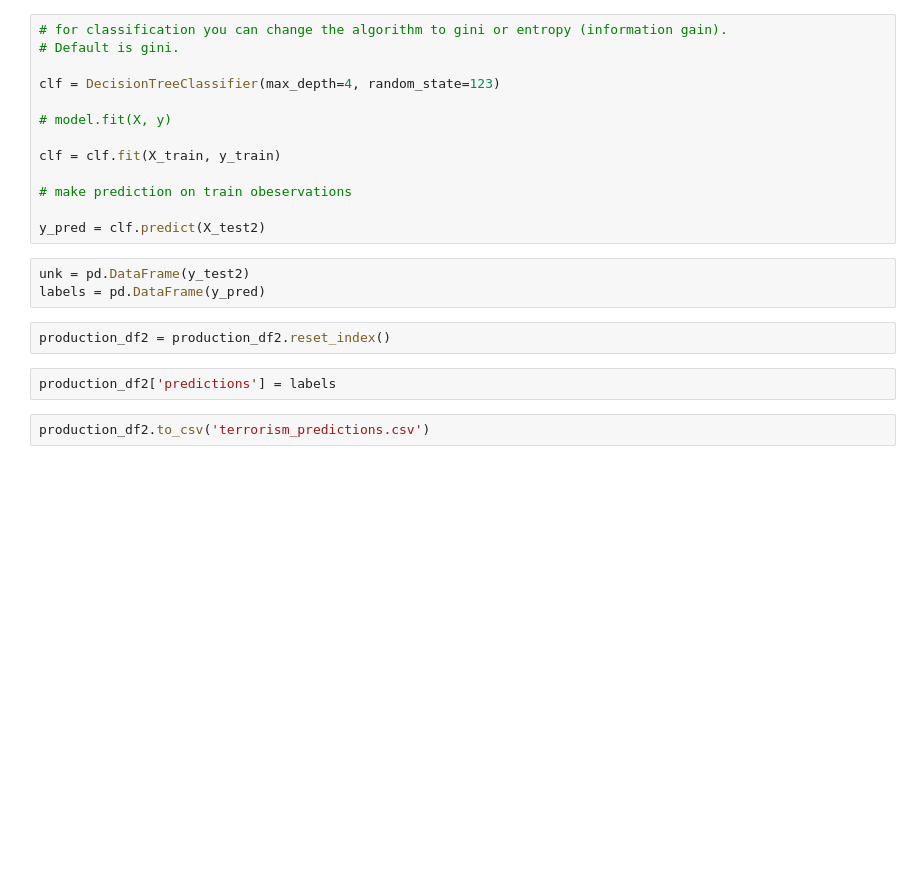
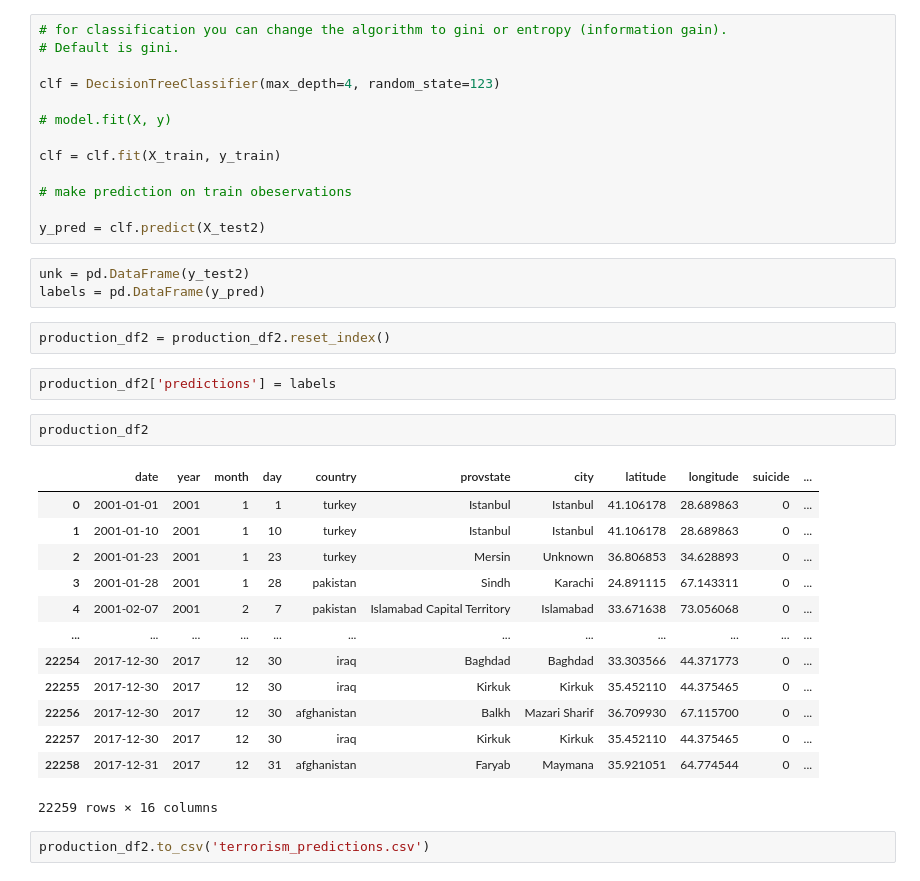
Before and after one commit to Predicting-Terrorism/predicting-terrorism, a Jupyter notebook: Deangelo Bowen/attributing_terror_model.ipynb, the cells around one changed output. Saved outputs shown, nothing was run; the diff lists cells and outputs as text; blank space fills up the shorter version.

```diff
--- a/Deangelo Bowen/attributing_terror_model.ipynb
+++ b/Deangelo Bowen/attributing_terror_model.ipynb
@@ -536,5 +604,21 @@ labels = pd.DataFrame(y_pred)
 production_df2 = production_df2.reset_index()
 # %%
 production_df2['predictions'] = labels
+# %%
+production_df2
+# %% [output]
+|  | date | year | month | day | country | provstate | city | latitude | longitude | suicide | ... |
+| 0 | 2001-01-01 | 2001 | 1 | 1 | turkey | Istanbul | Istanbul | 41.106178 | 28.689863 | 0 | ... |
+| 1 | 2001-01-10 | 2001 | 1 | 10 | turkey | Istanbul | Istanbul | 41.106178 | 28.689863 | 0 | ... |
+| 2 | 2001-01-23 | 2001 | 1 | 23 | turkey | Mersin | Unknown | 36.806853 | 34.628893 | 0 | ... |
+| 3 | 2001-01-28 | 2001 | 1 | 28 | pakistan | Sindh | Karachi | 24.891115 | 67.143311 | 0 | ... |
+| 4 | 2001-02-07 | 2001 | 2 | 7 | pakistan | Islamabad Capital Territory | Islamabad | 33.671638 | 73.056068 | 0 | ... |
+| ... | ... | ... | ... | ... | ... | ... | ... | ... | ... | ... | ... |
+| 22254 | 2017-12-30 | 2017 | 12 | 30 | iraq | Baghdad | Baghdad | 33.303566 | 44.371773 | 0 | ... |
+| 22255 | 2017-12-30 | 2017 | 12 | 30 | iraq | Kirkuk | Kirkuk | 35.452110 | 44.375465 | 0 | ... |
+| 22256 | 2017-12-30 | 2017 | 12 | 30 | afghanistan | Balkh | Mazari Sharif | 36.709930 | 67.115700 | 0 | ... |
+| 22257 | 2017-12-30 | 2017 | 12 | 30 | iraq | Kirkuk | Kirkuk | 35.452110 | 44.375465 | 0 | ... |
+| 22258 | 2017-12-31 | 2017 | 12 | 31 | afghanistan | Faryab | Maymana | 35.921051 | 64.774544 | 0 | ... |
+22259 rows × 16 columns
 # %%
 production_df2.to_csv('terrorism_predictions.csv')
```
Also changed, not shown: parts of 27 cells of this notebook, 4 other files.
